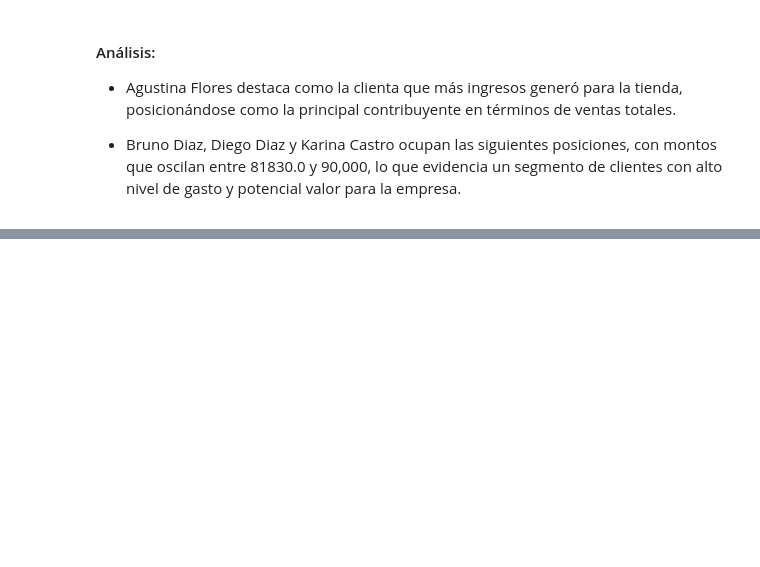
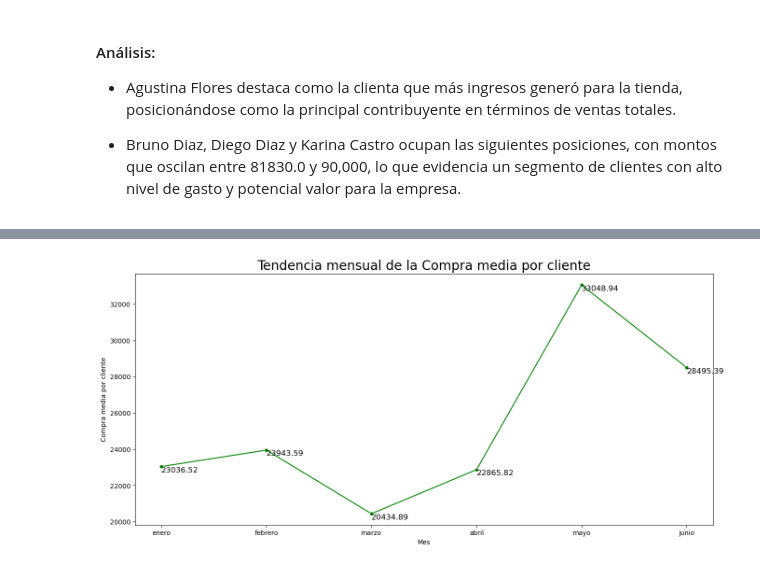
Before and after one commit to Marcio26Mallqui/Tienda-Aurelion, a Jupyter notebook: Análisis Exploratorio de datos.ipynb, the cells around one changed output, grey strips where cells are left out. Drawn from its saved outputs; the diff is of its cells as text; code cells hidden in the pictures; blank space fills up the shorter version.

```diff
--- a/Análisis Exploratorio de datos.ipynb
+++ b/Análisis Exploratorio de datos.ipynb
@@ -709,0 +667,11 @@ OperationalError: (pyodbc.OperationalError) ('08001', "[08001] [Microsoft][ODBC
+# %%
+query_mes_clientes = '''
+                        SELECT MONTH(vt.fecha) AS mes,
+                              FORMAT(vt.fecha, 'MMMM', 'es-ES') AS nombre_mes,
+                              COUNT(DISTINCT(vt.id_cliente)) AS cantidad_clientes
+                        FROM dbo.ventas AS vt
+                        GROUP BY MONTH(vt.fecha), FORMAT(vt.fecha, 'MMMM', 'es-ES')
+                        ORDER BY MONTH(vt.fecha) ASC;
+                     '''
+df_mes_clientes = pd.read_sql(query_mes_clientes, con)
+df_mes_clientes
@@ -709,0 +686,11 @@ OperationalError: (pyodbc.OperationalError) ('08001', "[08001] [Microsoft][ODBC
+# %%
+df_tendencia_ingresos
+compra_media_por_cliente = {}
+
+for i in range(df_mes_clientes.shape[0]):
+    mes = df_mes_clientes.iloc[i, 1]  # Suponiendo que la primera columna es 'mes'
+    importe = df_tendencia_ingresos.iloc[i, 2]
+    clientes = df_mes_clientes.iloc[i, 2]
+
+    compra_media_por_cliente[mes] = round(importe / clientes, 2)
+print(compra_media_por_cliente)
@@ -709,0 +699,3 @@ OperationalError: (pyodbc.OperationalError) ('08001', "[08001] [Microsoft][ODBC
+# %%
+compra_media_por_cliente = pd.DataFrame(compra_media_por_cliente.items(), columns=['mes', 'compra_media_por_cliente'])
+compra_media_por_cliente
@@ -709,0 +710,21 @@ OperationalError: (pyodbc.OperationalError) ('08001', "[08001] [Microsoft][ODBC
+# %%
+plt.figure(figsize=(16, 7))
+
+# Crear el gráfico de líneas
+sns.lineplot(compra_media_por_cliente, x= 'mes', y = 'compra_media_por_cliente', color = 'green', linestyle='-', marker='o')
+
+# Etiquetas de los ejes
+plt.xlabel('Mes')
+plt.ylabel('Compra media por cliente')
+plt.title("Tendencia mensual de la Compra media por cliente", fontsize = 20)
+# Agregar etiquetas sobre cada punto
+for i in range(len(compra_media_por_cliente)):
+    plt.text(compra_media_por_cliente['mes'][i],
+             compra_media_por_cliente['compra_media_por_cliente'][i] + 5,   # Ajusta la altura de la etiqueta
+             str(compra_media_por_cliente['compra_media_por_cliente'][i]),
+             ha='left', va='top', fontsize=12, color='black')
+
+    # Valor promedio por pedido
+    # interpretación: refleja el monto promedio gastado cada vez que se realiza una compra.
+# %% [output]
+[figure, added]
```
Also changed, not shown: parts of 52 cells of this notebook.
